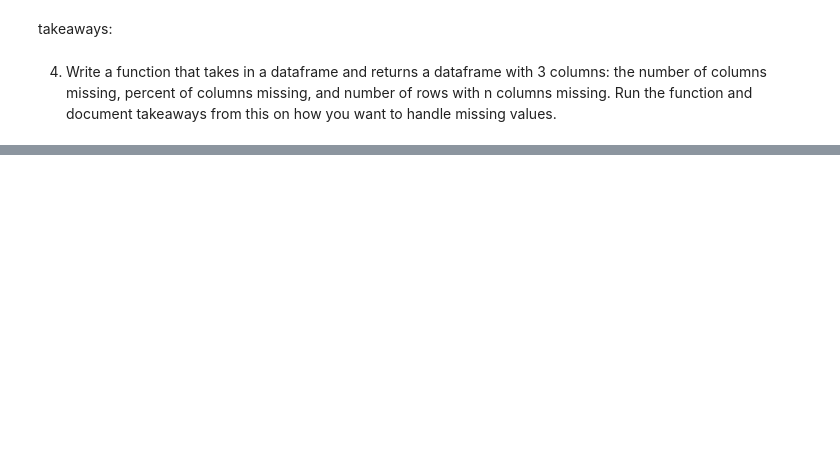
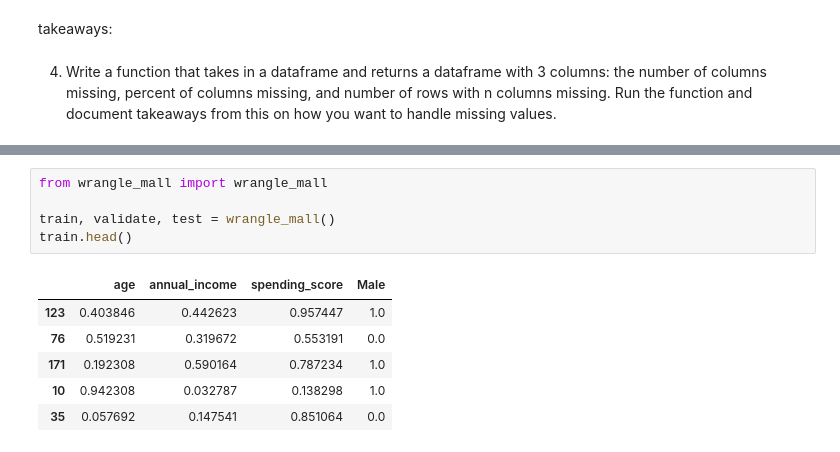
Before and after one commit to Brandon-Martinez27/clustering-exercises, a Jupyter notebook: zillow.ipynb, the cells around one changed output, grey strips where cells are left out. Drawn from its saved outputs; the diff is of its cells as text; blank space fills up the shorter version.

```diff
--- a/zillow.ipynb
+++ b/zillow.ipynb
@@ -179,0 +359,12 @@ memory usage: 37.2+ MB
+# %%
+from wrangle_mall import wrangle_mall
+
+train, validate, test = wrangle_mall()
+train.head()
+# %% [output]
+|  | age | annual_income | spending_score | Male |
+| 123 | 0.403846 | 0.442623 | 0.957447 | 1.0 |
+| 76 | 0.519231 | 0.319672 | 0.553191 | 0.0 |
+| 171 | 0.192308 | 0.590164 | 0.787234 | 1.0 |
+| 10 | 0.942308 | 0.032787 | 0.138298 | 1.0 |
+| 35 | 0.057692 | 0.147541 | 0.851064 | 0.0 |
```
Also changed, not shown: parts of 57 cells of this notebook, 3 other files.
